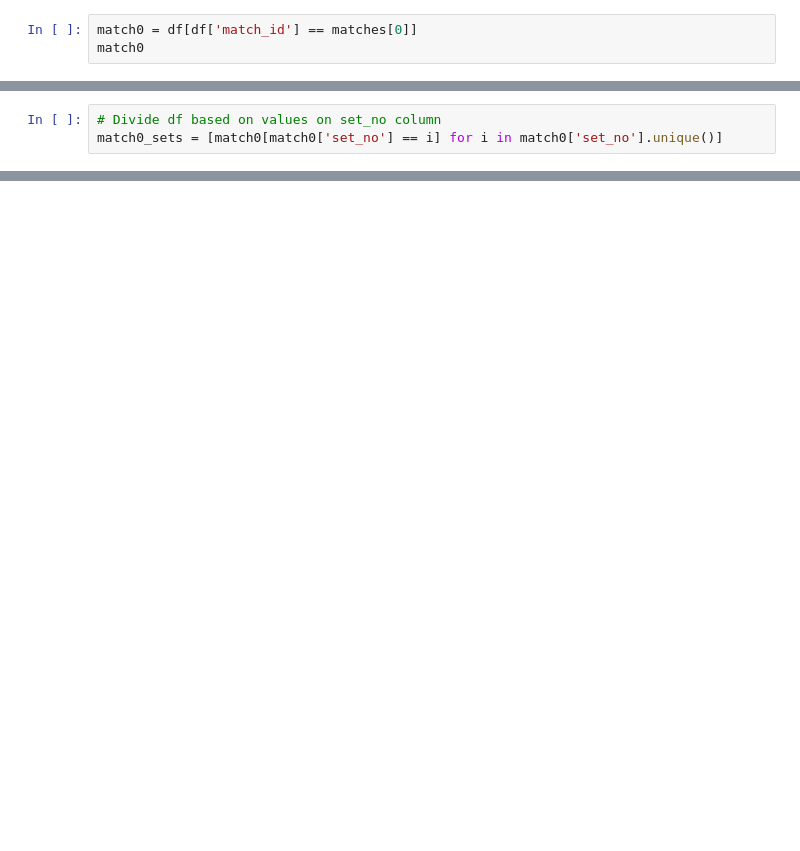
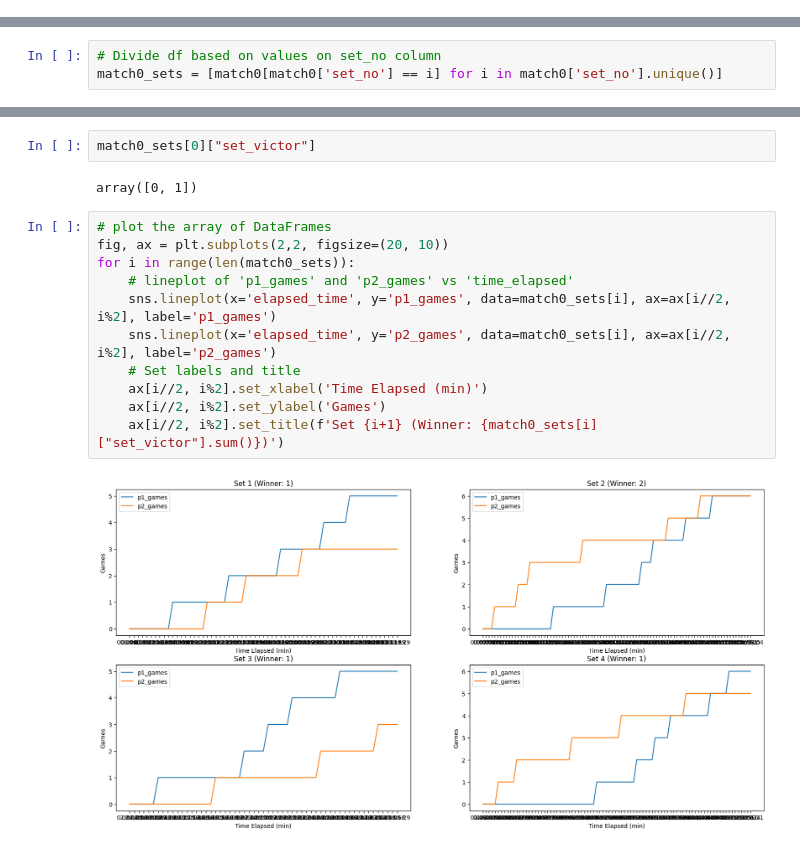
Before and after one commit to yubrajbhandari923/MCMContest, a Jupyter notebook: basic_graphs.ipynb, the cells around one changed output, grey strips where cells are left out. Drawn from its saved outputs; the diff is of its cells as text; blank space fills up the shorter version.

```diff
--- a/basic_graphs.ipynb
+++ b/basic_graphs.ipynb
@@ -20,6 +31,3 @@ matches = df['match_id'].unique()
 len(matches)
 # %% [output]
 31
-# %%
-match0 = df[df['match_id'] == matches[0]]
-match0
@@ -46,0 +37,17 @@ match0_sets = [match0[match0['set_no'] == i] for i in match0['set_no'].unique()]
+# %%
+match0_sets[0]["set_victor"]
+# %% [output]
+array([0, 1])
+# %%
+# plot the array of DataFrames
+fig, ax = plt.subplots(2,2, figsize=(20, 10))
+for i in range(len(match0_sets)):
+    # lineplot of 'p1_games' and 'p2_games' vs 'time_elapsed'
+    sns.lineplot(x='elapsed_time', y='p1_games', data=match0_sets[i], ax=ax[i//2, i%2], label='p1_games')
+    sns.lineplot(x='elapsed_time', y='p2_games', data=match0_sets[i], ax=ax[i//2, i%2], label='p2_games')
+    # Set labels and title
+    ax[i//2, i%2].set_xlabel('Time Elapsed (min)')
+    ax[i//2, i%2].set_ylabel('Games')
+    ax[i//2, i%2].set_title(f'Set {i+1} (Winner: {match0_sets[i]["set_victor"].sum()})')
+# %% [output]
+[figure, added]
```
Also changed, not shown: parts of 5 cells of this notebook.
